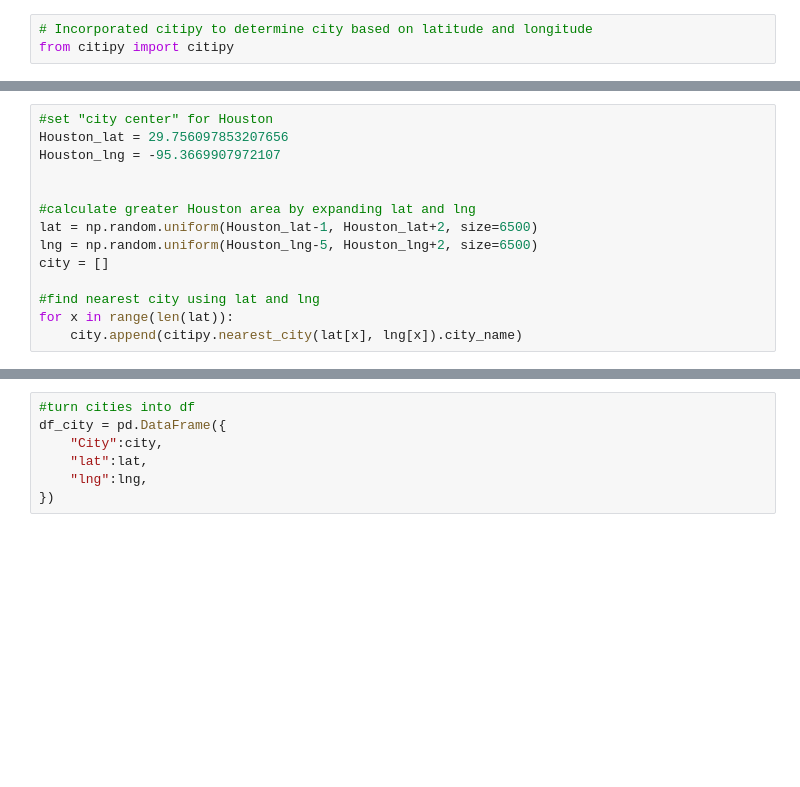
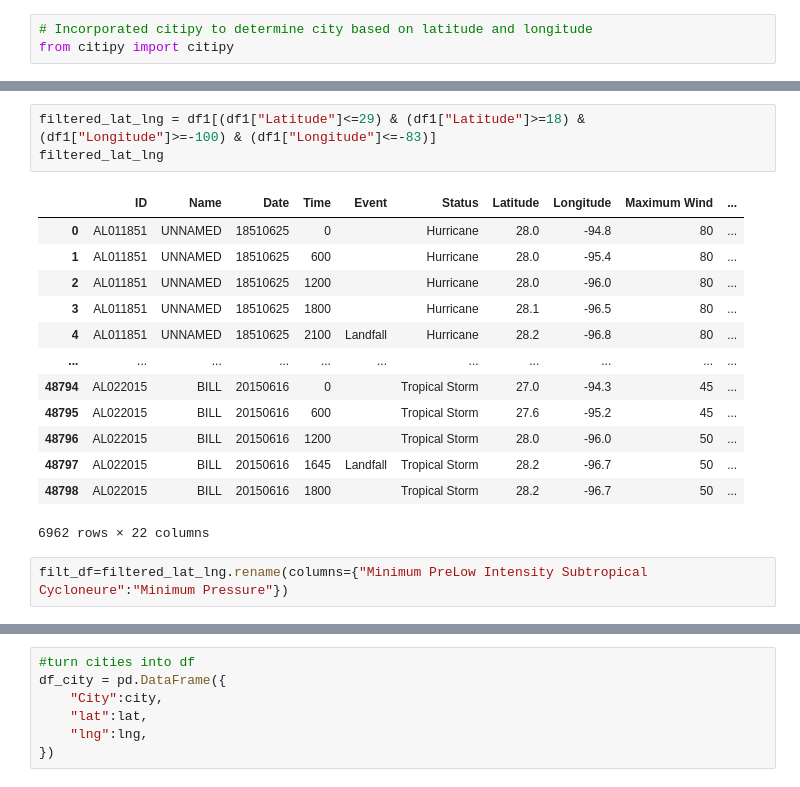
Before and after one commit to jakewmayfield/weather-prediction, a Jupyter notebook: hurdat_df.ipynb, the cells around one changed output, grey strips where cells are left out. Saved outputs shown, nothing was run; the diff lists cells and outputs as text; blank space fills up the shorter version.

```diff
--- a/hurdat_df.ipynb
+++ b/hurdat_df.ipynb
@@ -31,14 +91,19 @@ Name: Longitude, dtype: object
 # %%
-#set "city center" for Houston
-Houston_lat = 29.756097853207656
-Houston_lng = -95.3669907972107
-
-
-#calculate greater Houston area by expanding lat and lng
-lat = np.random.uniform(Houston_lat-1, Houston_lat+2, size=6500)
-lng = np.random.uniform(Houston_lng-5, Houston_lng+2, size=6500)
-city = []
-
-#find nearest city using lat and lng
-for x in range(len(lat)):
-    city.append(citipy.nearest_city(lat[x], lng[x]).city_name)
+filtered_lat_lng = df1[(df1["Latitude"]<=29) & (df1["Latitude"]>=18) & (df1["Longitude"]>=-100) & (df1["Longitude"]<=-83)]
+filtered_lat_lng
+# %% [output]
+|  | ID | Name | Date | Time | Event | Status | Latitude | Longitude | Maximum Wind | ... |
+| 0 | AL011851 | UNNAMED | 18510625 | 0 |  | Hurricane | 28.0 | -94.8 | 80 | ... |
+| 1 | AL011851 | UNNAMED | 18510625 | 600 |  | Hurricane | 28.0 | -95.4 | 80 | ... |
+| 2 | AL011851 | UNNAMED | 18510625 | 1200 |  | Hurricane | 28.0 | -96.0 | 80 | ... |
+| 3 | AL011851 | UNNAMED | 18510625 | 1800 |  | Hurricane | 28.1 | -96.5 | 80 | ... |
+| 4 | AL011851 | UNNAMED | 18510625 | 2100 | Landfall | Hurricane | 28.2 | -96.8 | 80 | ... |
+| ... | ... | ... | ... | ... | ... | ... | ... | ... | ... | ... |
+| 48794 | AL022015 | BILL | 20150616 | 0 |  | Tropical Storm | 27.0 | -94.3 | 45 | ... |
+| 48795 | AL022015 | BILL | 20150616 | 600 |  | Tropical Storm | 27.6 | -95.2 | 45 | ... |
+| 48796 | AL022015 | BILL | 20150616 | 1200 |  | Tropical Storm | 28.0 | -96.0 | 50 | ... |
+| 48797 | AL022015 | BILL | 20150616 | 1645 | Landfall | Tropical Storm | 28.2 | -96.7 | 50 | ... |
+| 48798 | AL022015 | BILL | 20150616 | 1800 |  | Tropical Storm | 28.2 | -96.7 | 50 | ... |
+6962 rows × 22 columns
+# %%
+filt_df=filtered_lat_lng.rename(columns={"Minimum PreLow Intensity Subtropical Cycloneure":"Minimum Pressure"})
```
Also changed, not shown: parts of 11 cells of this notebook.
